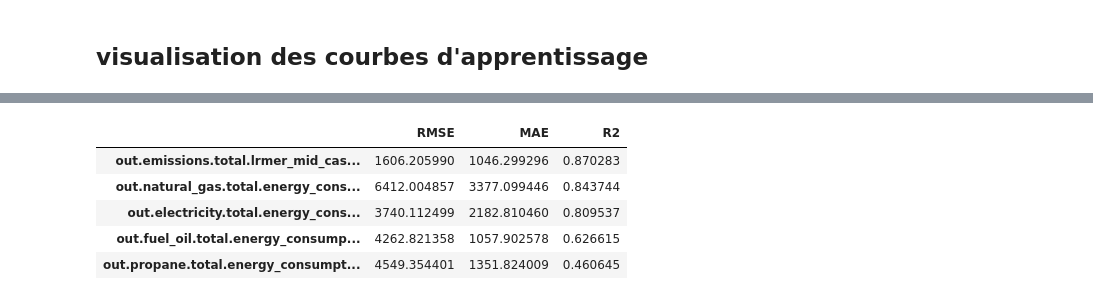
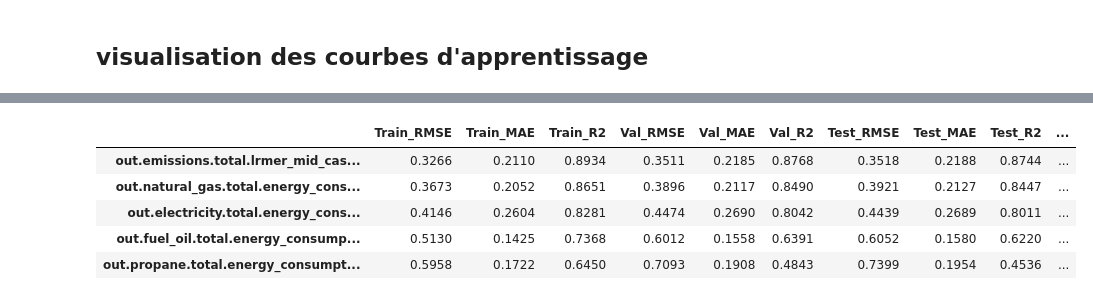
Before and after one commit to BOUBAKERAMDY/FlexiMax, a Jupyter notebook: notebooks/05_deeplearning/mlp_stratified.ipynb, the cells around one changed output, grey strips where cells are left out. Drawn from its saved outputs; the diff is of its cells as text; code cells hidden in the pictures.

Commit message:
detection du overfit

```diff
--- a/notebooks/05_deeplearning/mlp_stratified.ipynb
+++ b/notebooks/05_deeplearning/mlp_stratified.ipynb
@@ -237,17 +238,40 @@ Y_true = Y_test.values
 # %%
+
+Y_train_pred = model.predict(X_train_scaled)
+Y_val_pred   = model.predict(X_val_scaled)
+Y_test_pred  = model.predict(X_test_scaled)
 results = {}
 
-for i, col in enumerate(Y.columns):
+for i, target in enumerate(Y.columns):
 
-    rmse = np.sqrt(mean_squared_error(Y_true[:, i], Y_pred[:, i]))
-    mae = mean_absolute_error(Y_true[:, i], Y_pred[:, i])
-    r2 = r2_score(Y_true[:, i], Y_pred[:, i])
+    train_rmse = np.sqrt(mean_squared_error(Y_train_scaled[:, i], Y_train_pred[:, i]))
+    train_mae  = mean_absolute_error(Y_train_scaled[:, i], Y_train_pred[:, i])
+    train_r2   = r2_score(Y_train_scaled[:, i], Y_train_pred[:, i])
 
-    results[col] = {
-        "RMSE": rmse,
-        "MAE": mae,
-        "R2": r2
+    val_rmse = np.sqrt(mean_squared_error(Y_val_scaled[:, i], Y_val_pred[:, i]))
+    val_mae  = mean_absolute_error(Y_val_scaled[:, i], Y_val_pred[:, i])
+    val_r2   = r2_score(Y_val_scaled[:, i], Y_val_pred[:, i])
+
+    test_rmse = np.sqrt(mean_squared_error(Y_test_scaled[:, i], Y_test_pred[:, i]))
+    test_mae  = mean_absolute_error(Y_test_scaled[:, i], Y_test_pred[:, i])
+    test_r2   = r2_score(Y_test_scaled[:, i], Y_test_pred[:, i])
+
+    results[target] = {
+        "Train_RMSE": train_rmse,
+        "Train_MAE": train_mae,
+        "Train_R2": train_r2,
+        "Val_RMSE": val_rmse,
+        "Val_MAE": val_mae,
+        "Val_R2": val_r2,
+        "Test_RMSE": test_rmse,
+        "Test_MAE": test_mae,
+        "Test_R2": test_r2,
     }
 
-pd.DataFrame(results).T.sort_values("R2", ascending=False)
+df_results = pd.DataFrame(results).T
+df_results["Overfit_Gap"] = df_results["Train_R2"] - df_results["Test_R2"]
+df_results = df_results.sort_values("Test_R2", ascending=False)
+
+display(df_results.round(4))
+#############################===============ATTENTION le overfit ==================##################
 # %% [output]
@@ -254,9 +281,9 @@ pd.DataFrame(results).T.sort_values("R2", ascending=False)
-|  | RMSE | MAE | R2 |
-| out.emissions.total.lrmer_mid_cas... | 1606.205990 | 1046.299296 | 0.870283 |
-| out.natural_gas.total.energy_cons... | 6412.004857 | 3377.099446 | 0.843744 |
-| out.electricity.total.energy_cons... | 3740.112499 | 2182.810460 | 0.809537 |
-| out.fuel_oil.total.energy_consump... | 4262.821358 | 1057.902578 | 0.626615 |
-| out.propane.total.energy_consumpt... | 4549.354401 | 1351.824009 | 0.460645 |
+|  | Train_RMSE | Train_MAE | Train_R2 | Val_RMSE | Val_MAE | Val_R2 | Test_RMSE | Test_MAE | Test_R2 | ... |
+| out.emissions.total.lrmer_mid_cas... | 0.3266 | 0.2110 | 0.8934 | 0.3511 | 0.2185 | 0.8768 | 0.3518 | 0.2188 | 0.8744 | ... |
+| out.natural_gas.total.energy_cons... | 0.3673 | 0.2052 | 0.8651 | 0.3896 | 0.2117 | 0.8490 | 0.3921 | 0.2127 | 0.8447 | ... |
+| out.electricity.total.energy_cons... | 0.4146 | 0.2604 | 0.8281 | 0.4474 | 0.2690 | 0.8042 | 0.4439 | 0.2689 | 0.8011 | ... |
+| out.fuel_oil.total.energy_consump... | 0.5130 | 0.1425 | 0.7368 | 0.6012 | 0.1558 | 0.6391 | 0.6052 | 0.1580 | 0.6220 | ... |
+| out.propane.total.energy_consumpt... | 0.5958 | 0.1722 | 0.6450 | 0.7093 | 0.1908 | 0.4843 | 0.7399 | 0.1954 | 0.4536 | ... |
 # %%
 rng = np.random.default_rng(42)
 
```
Also changed, not shown: parts of 6 cells of this notebook, 1 other file.
